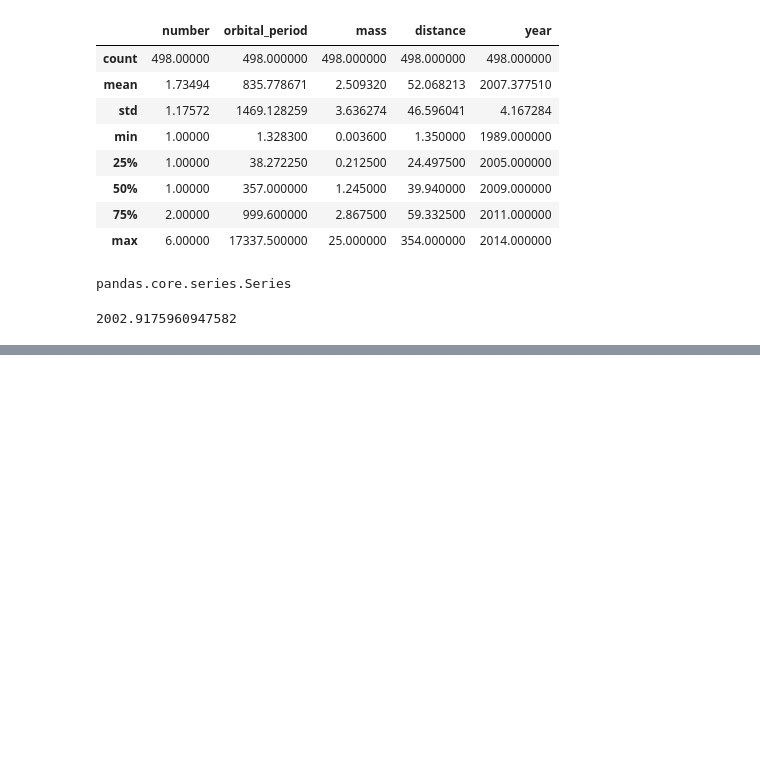
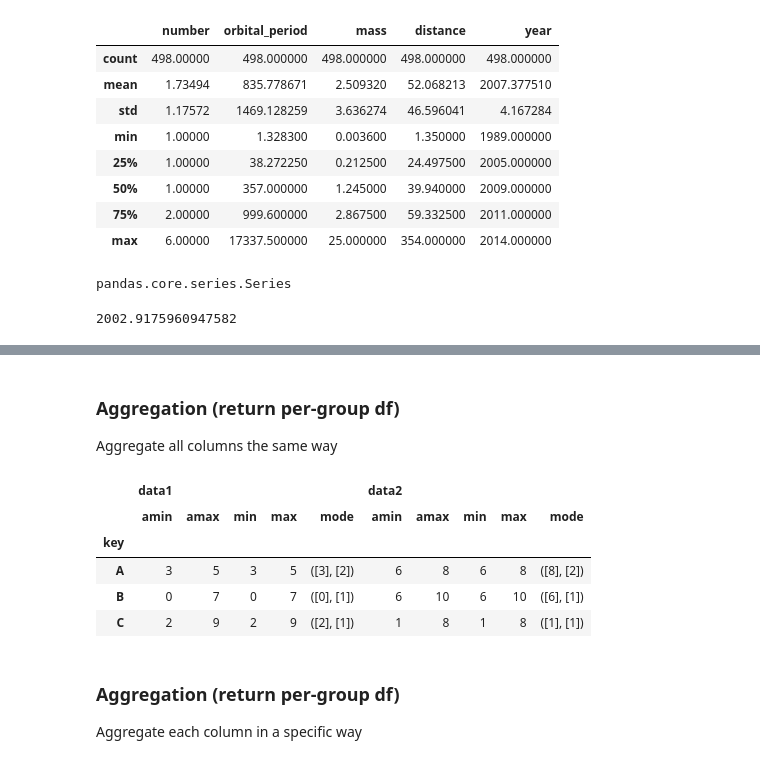
Before and after one commit to franzoni/ML-A-Z-Hands-On-Python-R, a Jupyter notebook: Machine_Learning_A-Z_Template_Folder/Part_4_-_Clustering/Section_2xx_-_Part_PLAYplay/aggregation-grouping.ipynb, the cells around one changed output, grey strips where cells are left out. Saved outputs shown, nothing was run; the diff lists cells and outputs as text; code cells hidden in the pictures; blank space fills up the shorter version.

```diff
--- a/Machine_Learning_A-Z_Template_Folder/Part_4_-_Clustering/Section_2xx_-_Part_PLAYplay/aggregation-grouping.ipynb
+++ b/Machine_Learning_A-Z_Template_Folder/Part_4_-_Clustering/Section_2xx_-_Part_PLAYplay/aggregation-grouping.ipynb
@@ -70,0 +173,13 @@ planets['orbital_period'].mean()
+# %%
+rng   = np.random.RandomState(0)
+key   = ['A','B','C',   'A','B','C',   'A','B','C', 'A']
+data1 = rng.randint(0,11,10)
+data2 = rng.randint(0,11,10)
+
+df = pd.DataFrame(
+           {'key' : key,
+           'data1': data1,
+           'data2': data2,
+           },
+            columns = ['key', 'data1', 'data2']      )
+df
@@ -70,0 +198,18 @@ planets['orbital_period'].mean()
+# %% [markdown]
+### Aggregation (return per-group df)
+
+Aggregate all columns the same way
+# %%
+from scipy import stats
+
+df.groupby('key').agg( [np.min, np.max, min, max, stats.mode ] )
+# %% [output]
+|  | data1 |  |  |  |  | data2 |  |  |  |  |
+|  | amin | amax | min | max | mode | amin | amax | min | max | mode |
+| key |  |  |  |  |  |  |  |  |  |  |
+| A | 3 | 5 | 3 | 5 | ([3], [2]) | 6 | 8 | 6 | 8 | ([8], [2]) |
+| B | 0 | 7 | 0 | 7 | ([0], [1]) | 6 | 10 | 6 | 10 | ([6], [1]) |
+| C | 2 | 9 | 2 | 9 | ([2], [1]) | 1 | 8 | 1 | 8 | ([1], [1]) |
+# %% [markdown]
+### Aggregation  (return per-group df)
+Aggregate each column in a specific way
```
Also changed, not shown: parts of 18 cells of this notebook.
